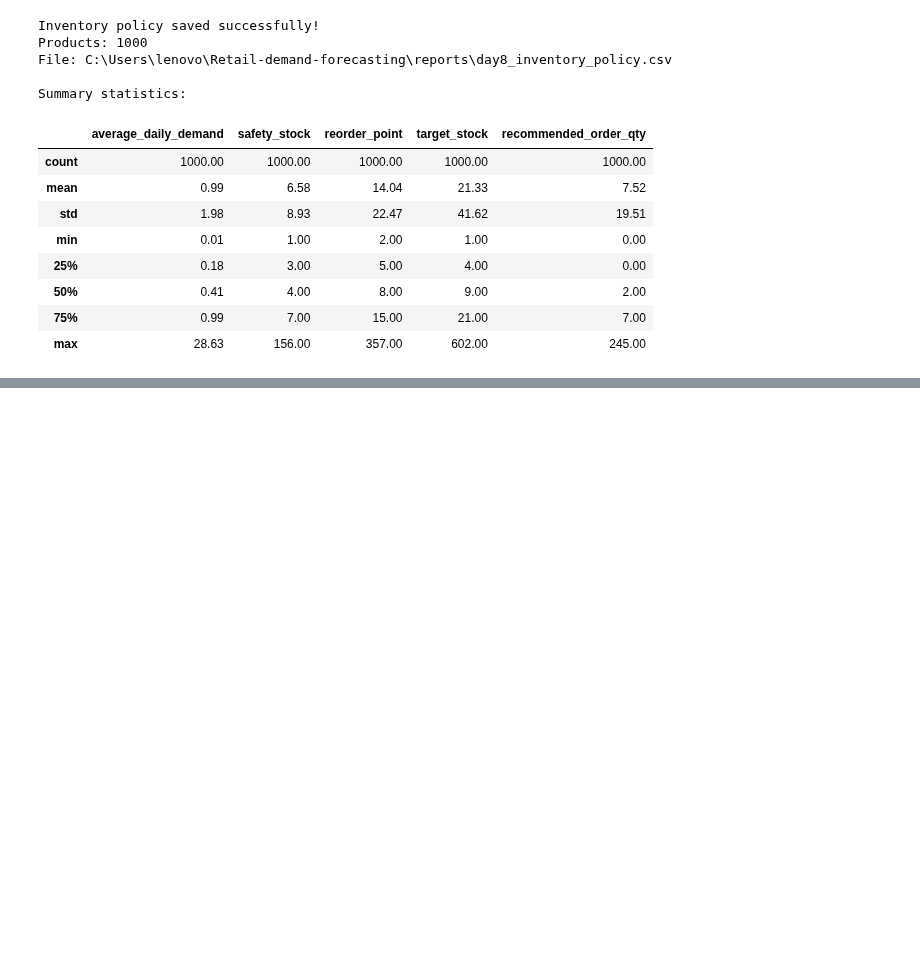
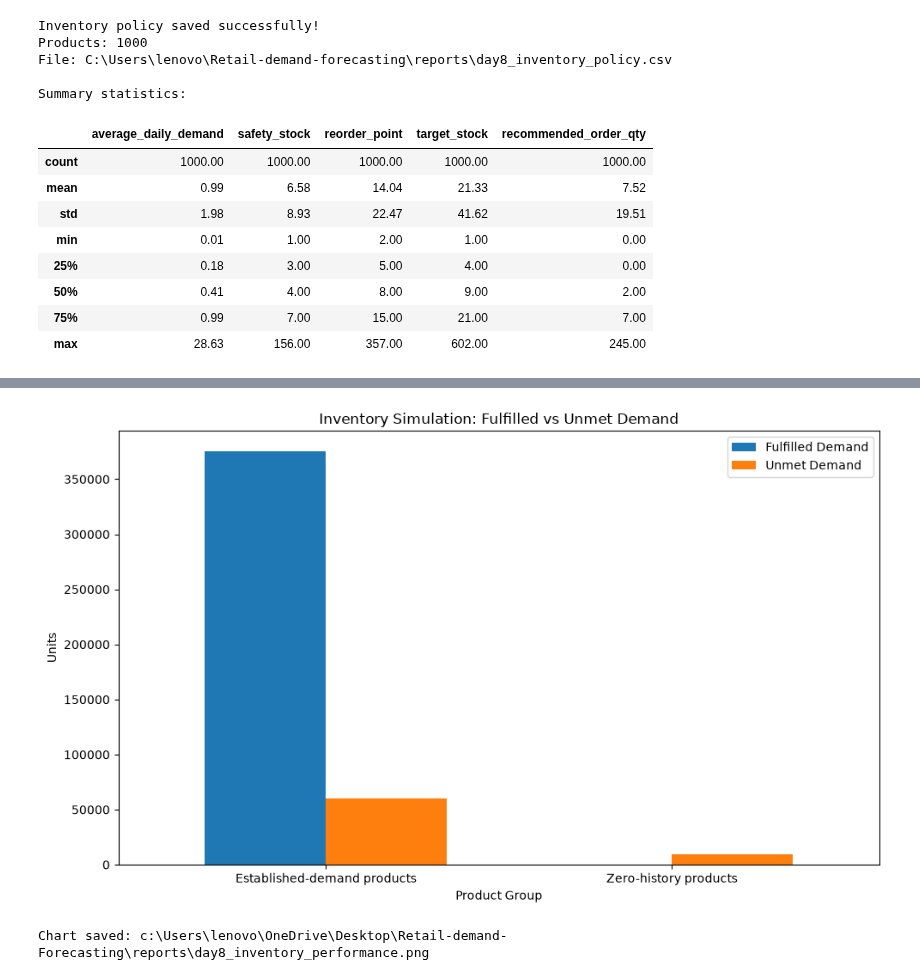
Before and after one commit to 20deepak28/demand-analysis-project, a Jupyter notebook: notebooks/05_model_improvement.ipynb, the cells around one changed output, grey strips where cells are left out. Saved outputs shown, nothing was run; the diff lists cells and outputs as text; code cells hidden in the pictures; blank space fills up the shorter version.

```diff
--- a/notebooks/05_model_improvement.ipynb
+++ b/notebooks/05_model_improvement.ipynb
@@ -1030,0 +1378,12 @@ Summary statistics:
+# %%
+from pathlib import Path
+import pandas as pd
+import numpy as np
+
+PROJECT_ROOT = Path.cwd().parent if Path.cwd().name == "notebooks" else Path.cwd()
+
+DATA_PATH = PROJECT_ROOT / "Data" / "processed" / "feature_engineered_sample.parquet"
+
+print("Project root:", PROJECT_ROOT)
+print("Dataset exists:", DATA_PATH.exists())
+print("Dataset path:", DATA_PATH)
@@ -1030,0 +1394,7 @@ Summary statistics:
+# %%
+inventory_df = pd.read_parquet(DATA_PATH)
+
+print("Dataset shape:", inventory_df.shape)
+print("Unique item-store combinations:", inventory_df["id"].nunique())
+print("Date range:", inventory_df["date"].min(), "to", inventory_df["date"].max())
+print("Missing sales values:", inventory_df["sales"].isna().sum())
@@ -1030,0 +2115,35 @@ Summary statistics:
+# %%
+# Save inventory performance chart
+
+import matplotlib.pyplot as plt
+from pathlib import Path
+
+REPORTS_DIR = PROJECT_ROOT / "reports"
+REPORTS_DIR.mkdir(parents=True, exist_ok=True)
+
+plot_df = revised_summary.set_index("evaluation_group")[
+    ["fulfilled_demand", "unmet_demand"]
+]
+
+ax = plot_df.plot(
+    kind="bar",
+    figsize=(10, 6),
+    width=0.7
+)
+
+ax.set_title("Inventory Simulation: Fulfilled vs Unmet Demand")
+ax.set_xlabel("Product Group")
+ax.set_ylabel("Units")
+ax.legend(["Fulfilled Demand", "Unmet Demand"])
+ax.tick_params(axis="x", rotation=0)
+
+plt.tight_layout()
+
+chart_path = REPORTS_DIR / "day8_inventory_performance.png"
+plt.savefig(chart_path, dpi=300, bbox_inches="tight")
+plt.show()
+
+print("Chart saved:", chart_path)
+# %% [output]
+[figure, added]
+Chart saved: c:\Users\lenovo\OneDrive\Desktop\Retail-demand-Forecasting\reports\day8_inventory_performance.png
```
Also changed, not shown: parts of 31 cells of this notebook.
